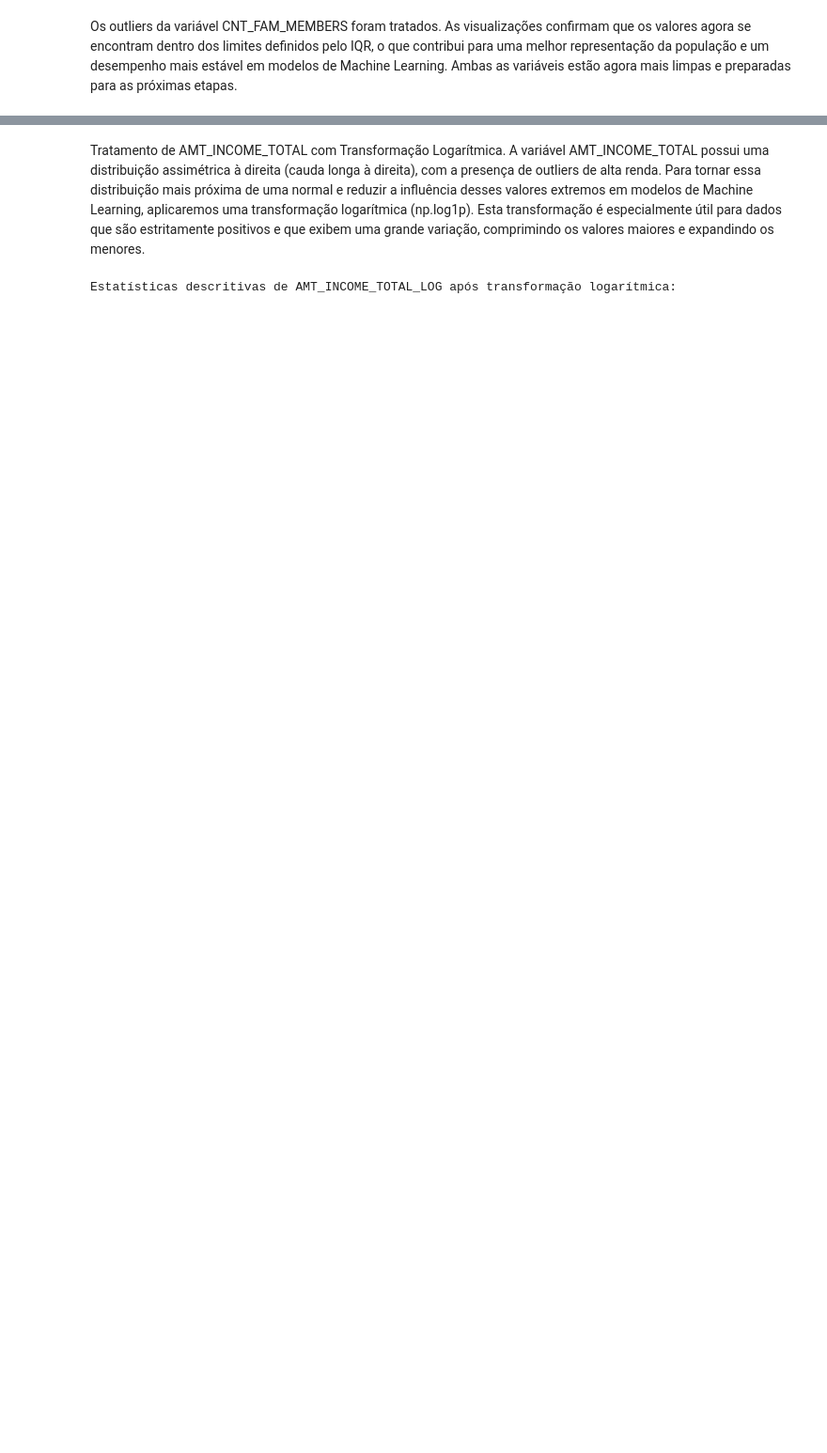
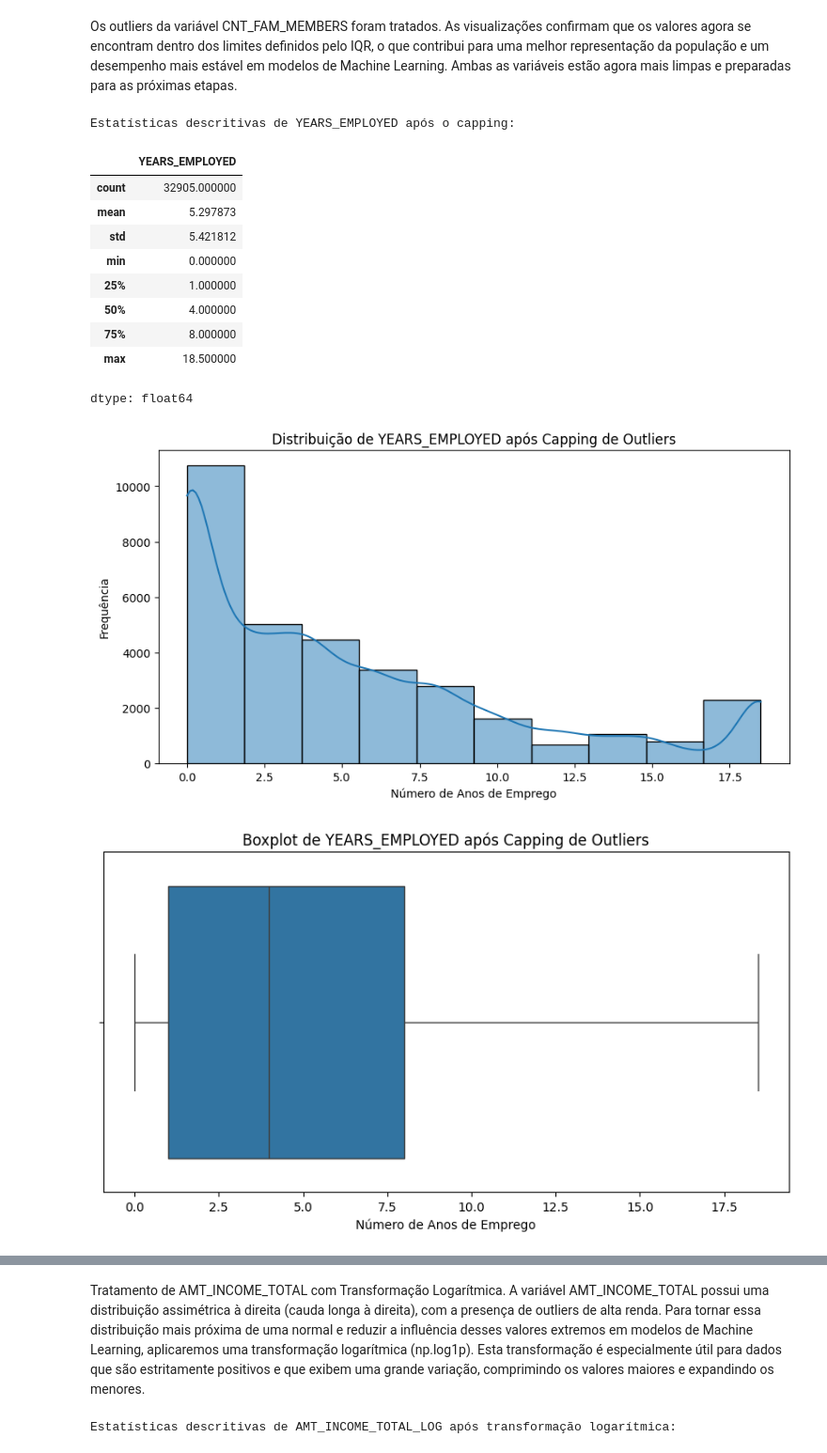
Before and after one commit to Ginkno/postech-tech-challenge-fase2-grupo1-12dtat, a Jupyter notebook: notebooks/ 01_eda.ipynb, the cells around one changed output, grey strips where cells are left out. Shown at 94% size. Cells and saved outputs as stored; diff of their text form; code cells hidden in the pictures; blank space fills up the shorter version.

```diff
--- a/notebooks/ 01_eda.ipynb
+++ b/notebooks/ 01_eda.ipynb
@@ -1346,3 +1134,45 @@ Name: CNT_FAM_MEMBERS, dtype: float64
 [figure]
 # %% [markdown]
 Os outliers da variável CNT_FAM_MEMBERS foram tratados. As visualizações confirmam que os valores agora se encontram dentro dos limites definidos pelo IQR, o que contribui para uma melhor representação da população e um desempenho mais estável em modelos de Machine Learning. Ambas as variáveis estão agora mais limpas e preparadas para as próximas etapas.
+# %%
+# Aplicar capping para YEARS_EMPLOYED
+lower_bound_fam = outlier_summary['YEARS_EMPLOYED']['Lower Bound']
+upper_bound_fam = outlier_summary['YEARS_EMPLOYED']['Upper Bound']
+
+df_final['YEARS_EMPLOYED'] = np.where(
+    df_final['YEARS_EMPLOYED'] < lower_bound_fam, lower_bound_fam,
+    np.where(df_final['YEARS_EMPLOYED'] > upper_bound_fam, upper_bound_fam,
+             df_final['YEARS_EMPLOYED']
+    )
+)
+
+print("Estatísticas descritivas de YEARS_EMPLOYED após o capping:")
+display(df_final['YEARS_EMPLOYED'].describe())
+
+# Visualizar a distribuição após o tratamento
+plt.figure(figsize=(10, 5))
+sns.histplot(df_final['YEARS_EMPLOYED'], bins=10, kde=True)
+plt.title('Distribuição de YEARS_EMPLOYED após Capping de Outliers')
+plt.xlabel('Número de Anos de Emprego')
+plt.ylabel('Frequência')
+plt.show()
+
+plt.figure(figsize=(10, 5))
+sns.boxplot(x=df_final['YEARS_EMPLOYED'])
+plt.title('Boxplot de YEARS_EMPLOYED após Capping de Outliers')
+plt.xlabel('Número de Anos de Emprego')
+plt.show()
+# %% [output]
+Estatísticas descritivas de YEARS_EMPLOYED após o capping:
+|  | YEARS_EMPLOYED |
+| count | 32905.000000 |
+| mean | 5.297873 |
+| std | 5.421812 |
+| min | 0.000000 |
+| 25% | 1.000000 |
+| 50% | 4.000000 |
+| 75% | 8.000000 |
+| max | 18.500000 |
+dtype: float64
+[figure, added]
+[figure, added]
```
Also changed, not shown: parts of 61 cells of this notebook.
